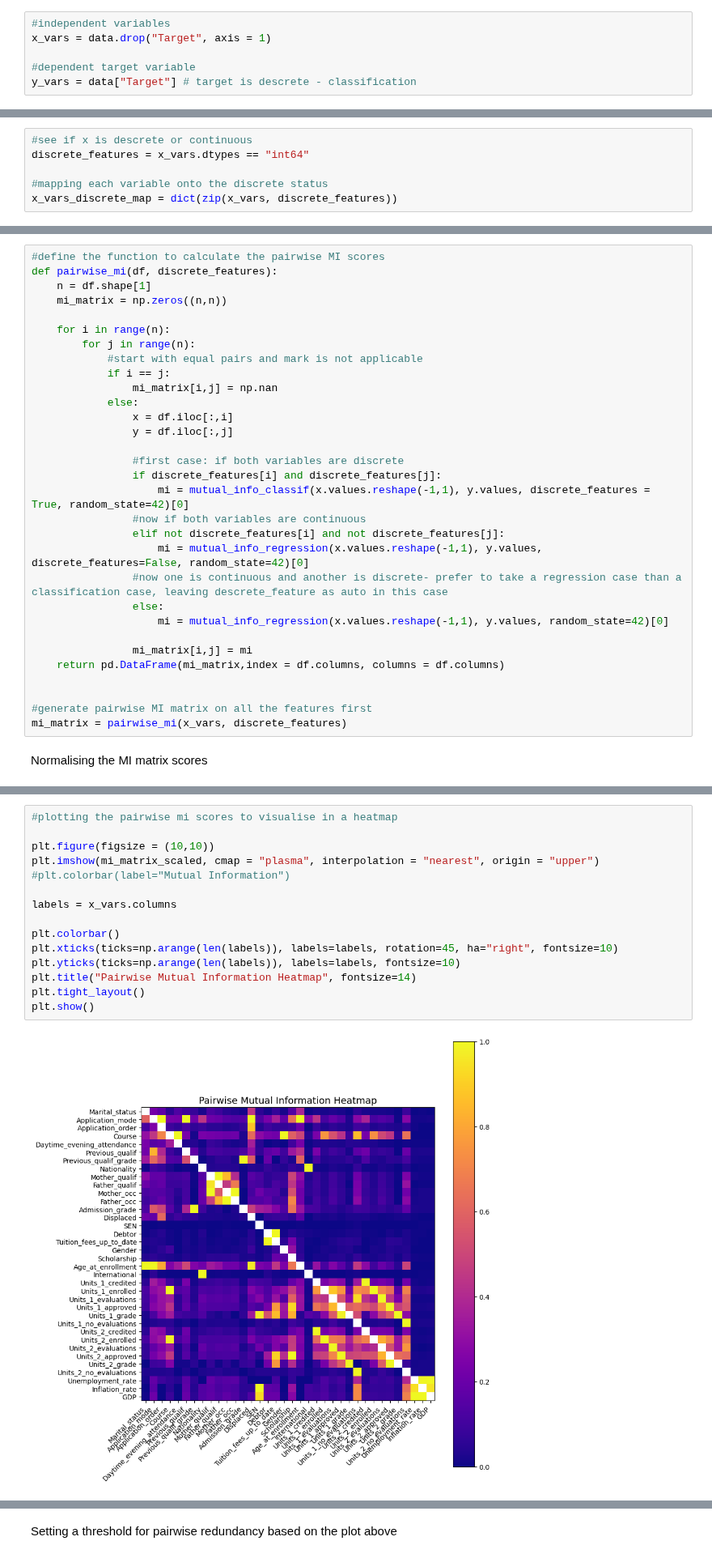
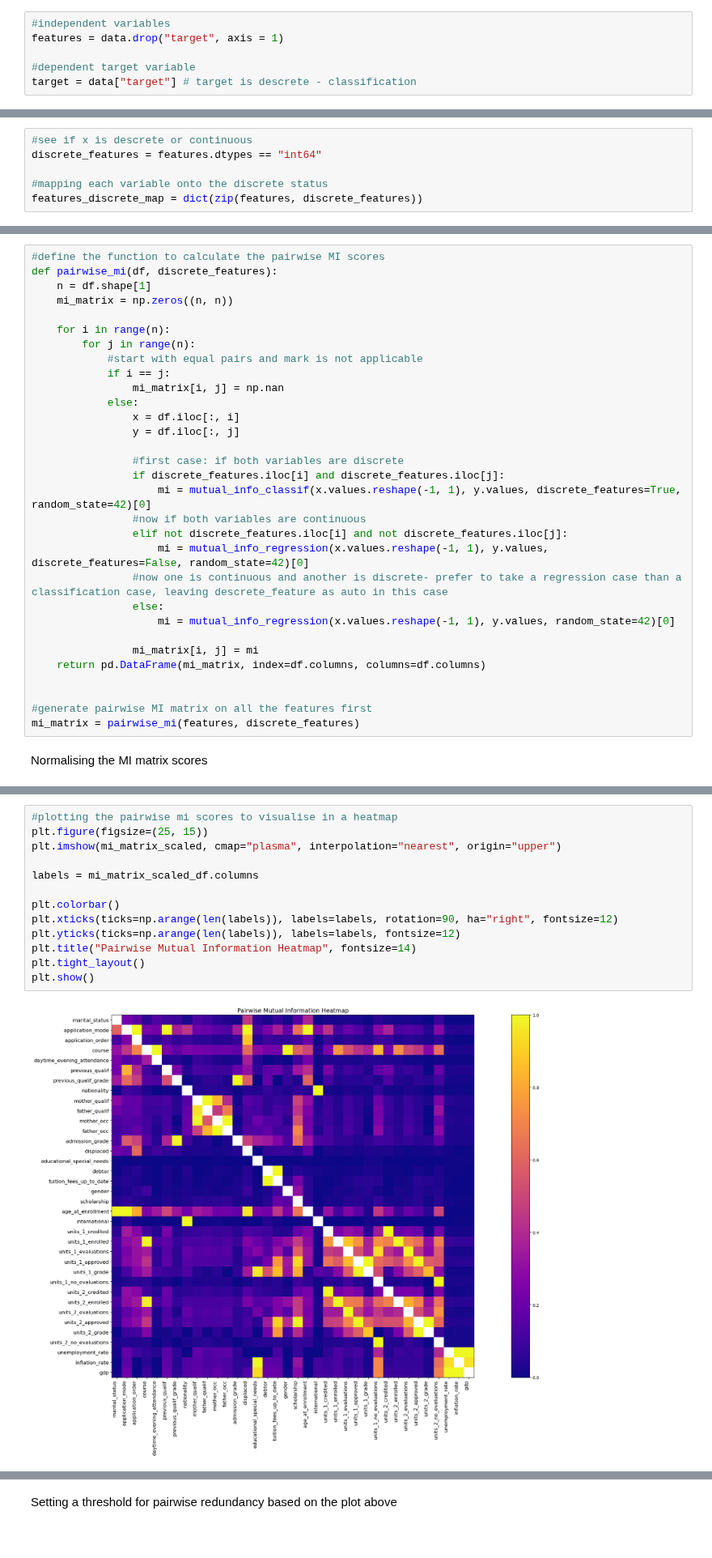
Before and after one commit to MSC-DS-Y1/Applied-Machine-Learning-Project, a Jupyter notebook: src/dataset/data_cleaning.ipynb, the cells around one changed output, grey strips where cells are left out. Shown at 81% size. Drawn from its saved outputs; the diff is of its cells as text.

```diff
--- a/src/dataset/data_cleaning.ipynb
+++ b/src/dataset/data_cleaning.ipynb
@@ -53,7 +91,7 @@ memory usage: 1.2+ MB
 # %%
 #independent variables
-x_vars = data.drop("Target", axis = 1)
+features = data.drop("target", axis = 1)
 
 #dependent target variable
-y_vars = data["Target"] # target is descrete - classification
+target = data["target"] # target is descrete - classification
 # %%
@@ -93,10 +124,10 @@ Mutual information feature selection - for redundant features
 Calculate the mutual information score on all the 36 input variables.
 # %%
 #see if x is descrete or continuous
-discrete_features = x_vars.dtypes == "int64"
+discrete_features = features.dtypes == "int64"
 
 #mapping each variable onto the discrete status
-x_vars_discrete_map = dict(zip(x_vars, discrete_features))
+features_discrete_map = dict(zip(features, discrete_features))
 # %% [markdown]
 Mutual Information scores calculation with the target variable - to be used when removing some redundant variables
 # %%
@@ -119,33 +150,33 @@ Find the pairwise MI scores between features to eliminate redundant variables
 #define the function to calculate the pairwise MI scores
 def pairwise_mi(df, discrete_features):
     n = df.shape[1]
-    mi_matrix = np.zeros((n,n))
+    mi_matrix = np.zeros((n, n))
 
     for i in range(n):
         for j in range(n):
             #start with equal pairs and mark is not applicable
             if i == j:
-                mi_matrix[i,j] = np.nan
+                mi_matrix[i, j] = np.nan
             else:
-                x = df.iloc[:,i]
-                y = df.iloc[:,j]
+                x = df.iloc[:, i]
+                y = df.iloc[:, j]
 
                 #first case: if both variables are discrete
-                if discrete_features[i] and discrete_features[j]:
-                    mi = mutual_info_classif(x.values.reshape(-1,1), y.values, discrete_features = True, random_state=42)[0]
+                if discrete_features.iloc[i] and discrete_features.iloc[j]:
+                    mi = mutual_info_classif(x.values.reshape(-1, 1), y.values, discrete_features=True, random_state=42)[0]
                 #now if both variables are continuous
-                elif not discrete_features[i] and not discrete_features[j]:
-                    mi = mutual_info_regression(x.values.reshape(-1,1), y.values, discrete_features=False, random_state=42)[0]
+                elif not discrete_features.iloc[i] and not discrete_features.iloc[j]:
+                    mi = mutual_info_regression(x.values.reshape(-1, 1), y.values, discrete_features=False, random_state=42)[0]
                 #now one is continuous and another is discrete- prefer to take a regression case than a classification case, leaving descrete_feature as auto in this case
                 else:
-                    mi = mutual_info_regression(x.values.reshape(-1,1), y.values, random_state=42)[0]
+                    mi = mutual_info_regression(x.values.reshape(-1, 1), y.values, random_state=42)[0]
 
-                mi_matrix[i,j] = mi
-    return pd.DataFrame(mi_matrix,index = df.columns, columns = df.columns)
+                mi_matrix[i, j] = mi
+    return pd.DataFrame(mi_matrix, index=df.columns, columns=df.columns)
 
 
 #generate pairwise MI matrix on all the features first
-mi_matrix = pairwise_mi(x_vars, discrete_features)
+mi_matrix = pairwise_mi(features, discrete_features)
 # %% [markdown]
 Normalising the MI matrix scores
 # %%
@@ -159,20 +201,18 @@ mi_matrix_scaled_df = pd.DataFrame(mi_matrix_scaled, columns=mi_matrix.columns,
 # %%
 #plotting the pairwise mi scores to visualise in a heatmap
+plt.figure(figsize=(25, 15))
+plt.imshow(mi_matrix_scaled, cmap="plasma", interpolation="nearest", origin="upper")
 
-plt.figure(figsize = (10,10))
-plt.imshow(mi_matrix_scaled, cmap = "plasma", interpolation = "nearest", origin = "upper")
-#plt.colorbar(label="Mutual Information")
-
-labels = x_vars.columns
+labels = mi_matrix_scaled_df.columns
 
 plt.colorbar()
-plt.xticks(ticks=np.arange(len(labels)), labels=labels, rotation=45, ha="right", fontsize=10)
-plt.yticks(ticks=np.arange(len(labels)), labels=labels, fontsize=10)
+plt.xticks(ticks=np.arange(len(labels)), labels=labels, rotation=90, ha="right", fontsize=12)
+plt.yticks(ticks=np.arange(len(labels)), labels=labels, fontsize=12)
 plt.title("Pairwise Mutual Information Heatmap", fontsize=14)
 plt.tight_layout()
 plt.show()
 # %% [output]
-[figure, old version]
+[figure, new version]
 # %%
 # Flatten the pairwise MI matrix to sort by scores
 pairwise_mi_scores = (
```
Also changed, not shown: parts of 23 cells of this notebook.
